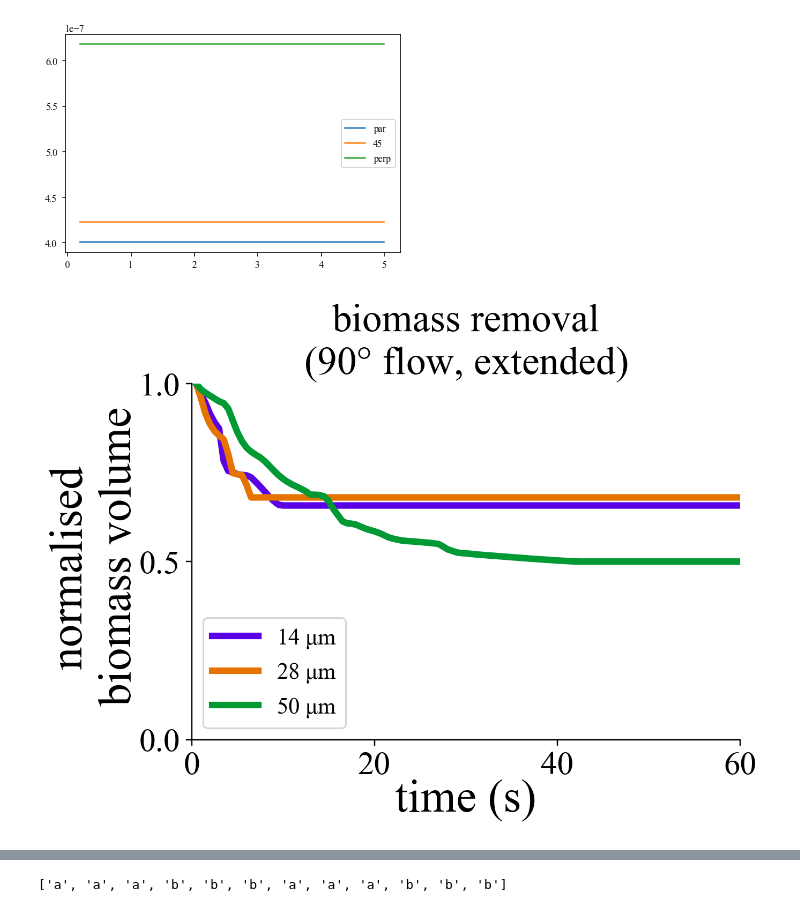
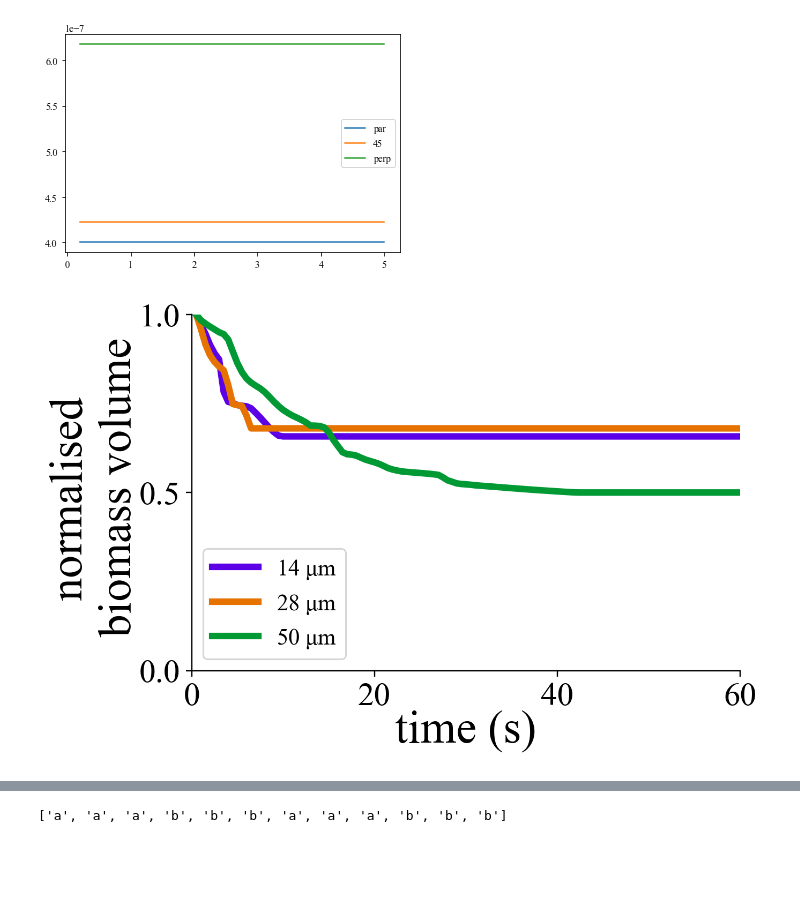
Before and after one commit to patricksinclair/openfoam_utilities, a Jupyter notebook: big_run_analyser.ipynb, the cells around one changed output, grey strips where cells are left out. Cells and saved outputs as stored; diff of their text form; code cells hidden in the pictures; blank space fills up the shorter version.

Commit message:
updated plot script 2

```diff
--- a/big_run_analyser.ipynb
+++ b/big_run_analyser.ipynb
@@ -466,30 +470,30 @@ plt.show()
 # %%
 #plot the 2D perpendicular flow simulations for alpha (normalised)
 labelSize=28
 titleSize=24
 numbersize=20
 legendsize=14
 
 fig, ax = plt.subplots(dpi=220)
 fig.set_size_inches(6,4)
 ax.spines['right'].set_visible(False)
 ax.spines['top'].set_visible(False)
 
 for df, line_label, line_colour in zip(alphaDataframes_perpendicularFlow2D, bf_thickness_labels, thickness_colours):
     ax.plot(df['t'], df['alpha_normalised'], label=line_label, lw=4, c=line_colour)
 
-ax.set_title("biomass removal\n($90\degree$ flow, extended)", fontsize=titleSize)
+#ax.set_title("biomass removal\n($90\degree$ flow, extended)", fontsize=titleSize)
 ax.set_ylabel("normalised \n biomass volume", fontsize=labelSize, labelpad=-1)
 ax.set_xlabel("time (s)", fontsize=labelSize, labelpad=-1)
 ax.tick_params(axis='both', which='major', labelsize=numbersize)
 ax.set_ylim(0,1)
 ax.set_xlim(0, 60)
 ax.legend(fontsize=legendsize, loc="best")
 plt.locator_params(axis='y', nbins=3)
 plt.savefig("riblet_plots/alphaNormalised_perpendicular2D.pdf", bbox_inches='tight', dpi=330)
 plt.show()
 # %% [output]
-[figure, old version]
+[figure, new version]
 # %%
 #plot the 2D perpendicular flow simulations for alpha
 labelSize=28
```
Also changed, not shown: parts of 4 cells of this notebook.
